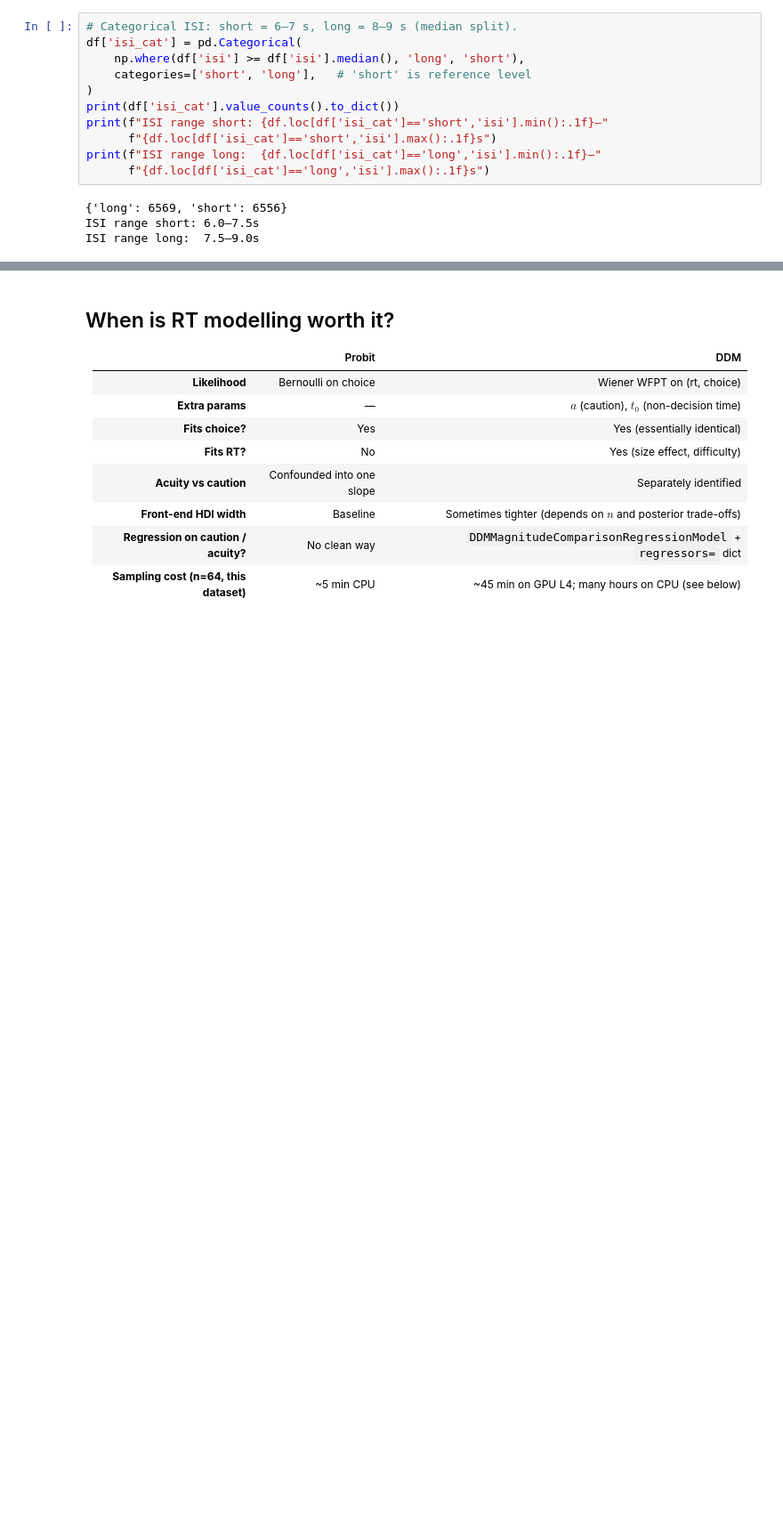
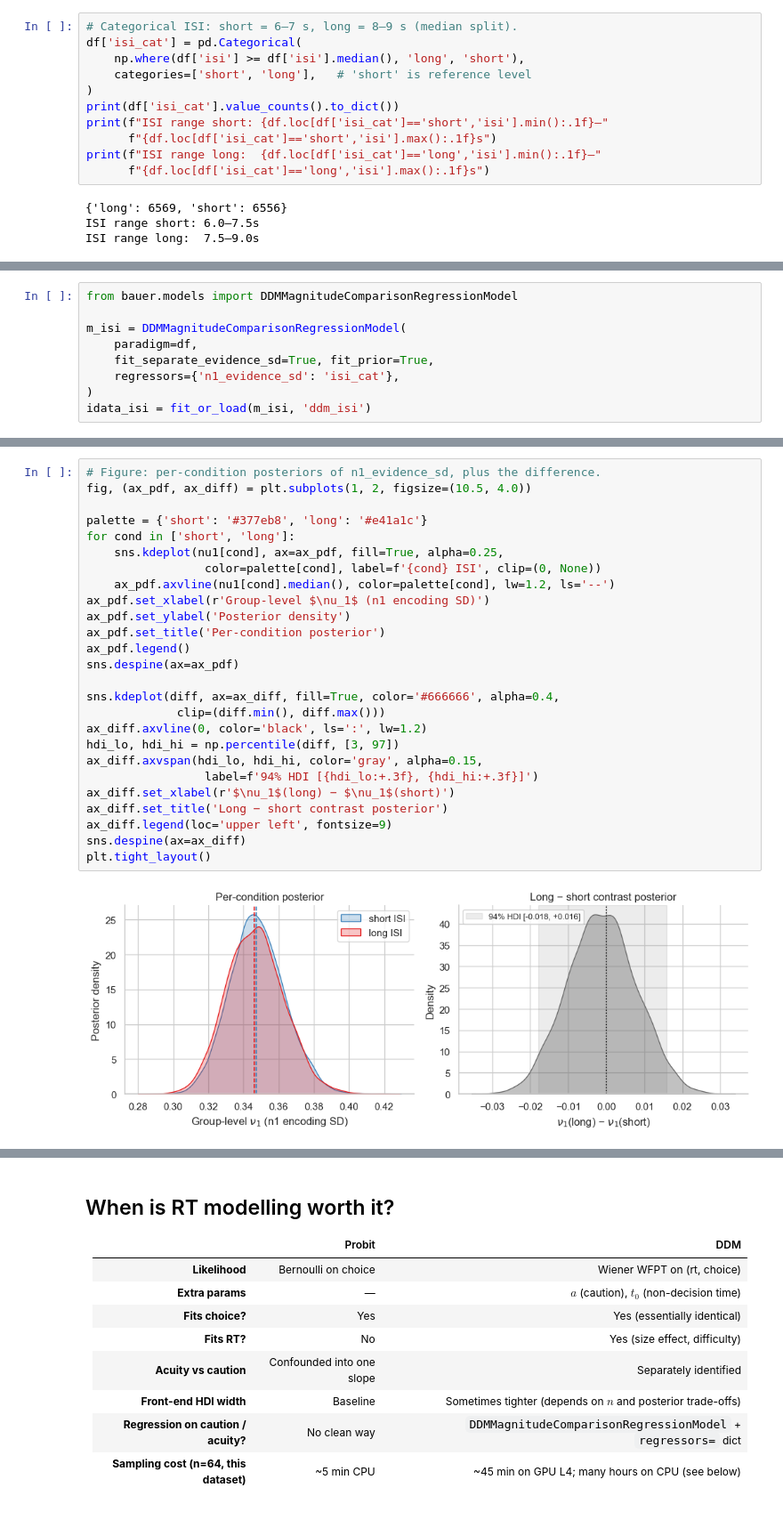
Before and after one commit to ruffgroup/bauer, a Jupyter notebook: docs/tutorial/lesson8.ipynb, the cells around one changed output, grey strips where cells are left out. Shown at 89% size. Saved outputs shown, nothing was run; the diff lists cells and outputs as text; blank space fills up the shorter version.

```diff
--- a/docs/tutorial/lesson8.ipynb
+++ b/docs/tutorial/lesson8.ipynb
@@ -742,0 +776,9 @@ ISI range long:  7.5–9.0s
+# %%
+from bauer.models import DDMMagnitudeComparisonRegressionModel
+
+m_isi = DDMMagnitudeComparisonRegressionModel(
+    paradigm=df,
+    fit_separate_evidence_sd=True, fit_prior=True,
+    regressors={'n1_evidence_sd': 'isi_cat'},
+)
+idata_isi = fit_or_load(m_isi, 'ddm_isi')
@@ -742,0 +857,28 @@ ISI range long:  7.5–9.0s
+# %%
+# Figure: per-condition posteriors of n1_evidence_sd, plus the difference.
+fig, (ax_pdf, ax_diff) = plt.subplots(1, 2, figsize=(10.5, 4.0))
+
+palette = {'short': '#377eb8', 'long': '#e41a1c'}
+for cond in ['short', 'long']:
+    sns.kdeplot(nu1[cond], ax=ax_pdf, fill=True, alpha=0.25,
+                 color=palette[cond], label=f'{cond} ISI', clip=(0, None))
+    ax_pdf.axvline(nu1[cond].median(), color=palette[cond], lw=1.2, ls='--')
+ax_pdf.set_xlabel(r'Group-level $\nu_1$ (n1 encoding SD)')
+ax_pdf.set_ylabel('Posterior density')
+ax_pdf.set_title('Per-condition posterior')
+ax_pdf.legend()
+sns.despine(ax=ax_pdf)
+
+sns.kdeplot(diff, ax=ax_diff, fill=True, color='#666666', alpha=0.4,
+             clip=(diff.min(), diff.max()))
+ax_diff.axvline(0, color='black', ls=':', lw=1.2)
+hdi_lo, hdi_hi = np.percentile(diff, [3, 97])
+ax_diff.axvspan(hdi_lo, hdi_hi, color='gray', alpha=0.15,
+                 label=f'94% HDI [{hdi_lo:+.3f}, {hdi_hi:+.3f}]')
+ax_diff.set_xlabel(r'$\nu_1$(long) − $\nu_1$(short)')
+ax_diff.set_title('Long − short contrast posterior')
+ax_diff.legend(loc='upper left', fontsize=9)
+sns.despine(ax=ax_diff)
+plt.tight_layout()
+# %% [output]
+[figure, added]
```
Also changed, not shown: parts of 16 cells of this notebook, 1 other file.
